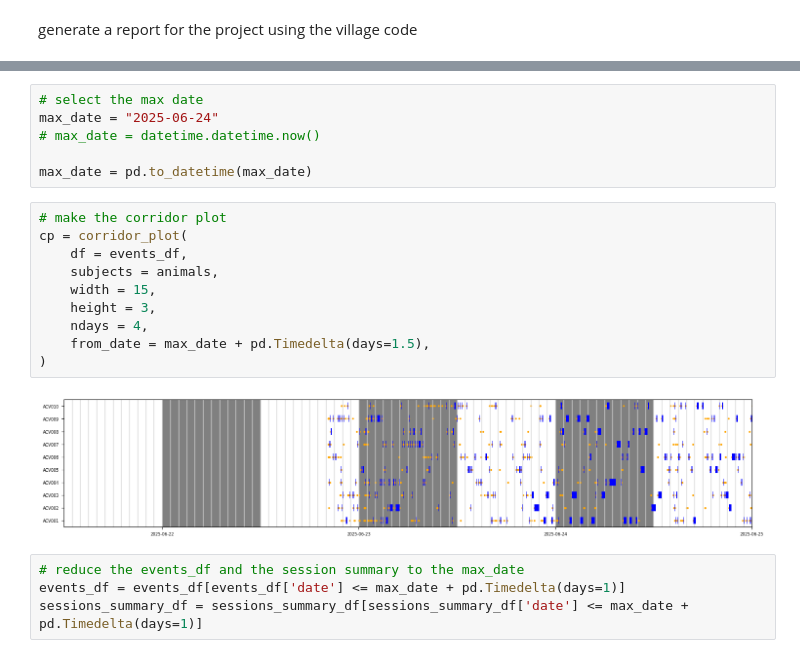
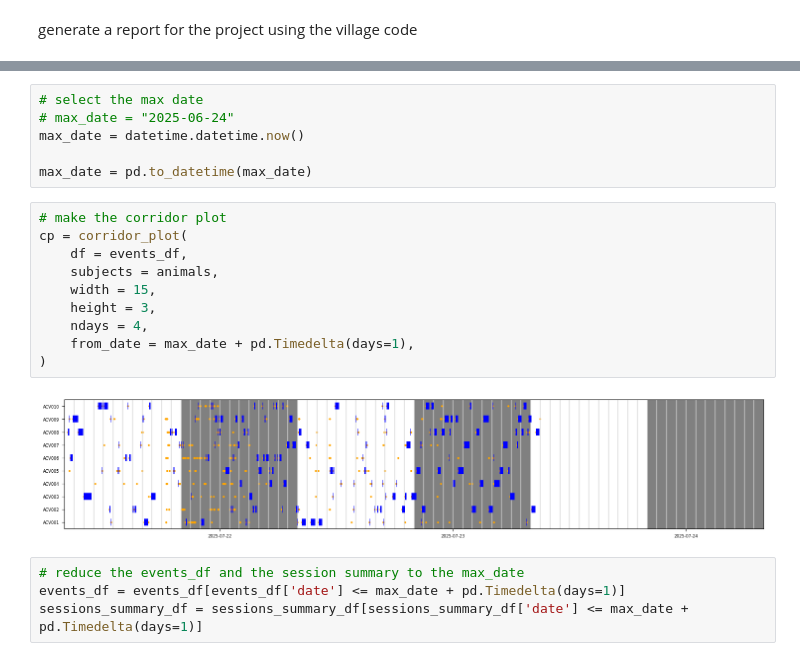
Before and after one commit to LearningCircuitsLab/behavior-analysis-notebooks, a Jupyter notebook: trap2_firstbatch_analysis.ipynb, the cells around one changed output, grey strips where cells are left out. Cells and saved outputs as stored; diff of their text form.

```diff
--- a/trap2_firstbatch_analysis.ipynb
+++ b/trap2_firstbatch_analysis.ipynb
@@ -112,21 +112,21 @@ total size is 6,930,024  speedup is 413.81
 # %%
 # select the max date
-max_date = "2025-06-24"
-# max_date = datetime.datetime.now()
+# max_date = "2025-06-24"
+max_date = datetime.datetime.now()
 
 max_date = pd.to_datetime(max_date)
 # %%
 # make the corridor plot
 cp = corridor_plot(
     df = events_df,
     subjects = animals,
     width = 15,
     height = 3,
     ndays = 4,
-    from_date = max_date + pd.Timedelta(days=1.5),
+    from_date = max_date + pd.Timedelta(days=1),
 )
 # %% [output]
-[figure, old version]
+[figure, new version]
 # %%
 # reduce the events_df and the session summary to the max_date
 events_df = events_df[events_df['date'] <= max_date + pd.Timedelta(days=1)]
```
Also changed, not shown: parts of 2 cells of this notebook, 8 other files.
